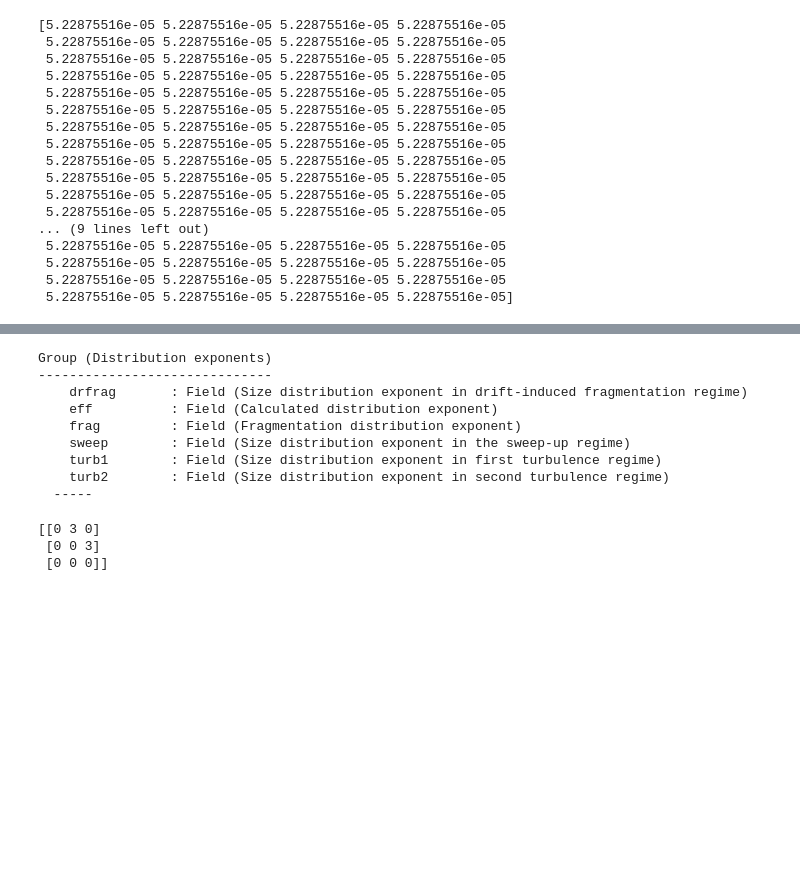
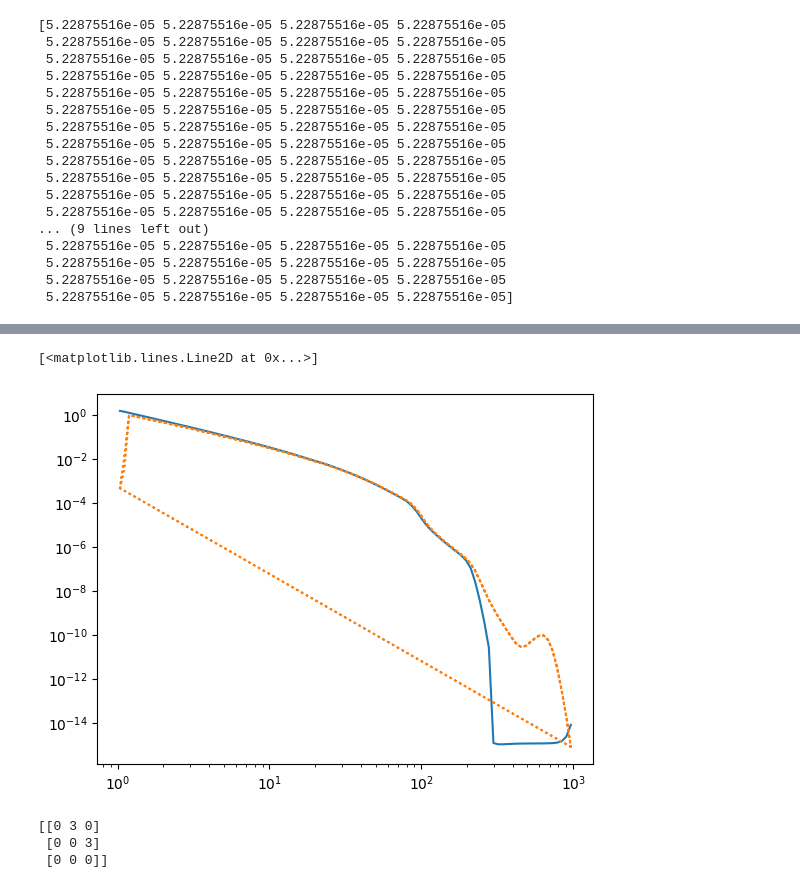
Before and after one commit to NIcolas-Kaufmann/planete_tripodf, a Jupyter notebook: tripodpy_test_sim.ipynb, the cells around one changed output, grey strips where cells are left out. Cells and saved outputs as stored; diff of their text form; code cells hidden in the pictures; blank space fills up the shorter version.

```diff
--- a/tripodpy_test_sim.ipynb
+++ b/tripodpy_test_sim.ipynb
@@ -144,15 +142,11 @@ plt.xscale("log")
 # %%
-sim.dust.q
+plt.figure()
+plt.loglog(sim.grid.r/c.au,sim.dust.s.max*sim.dust.Sigma[:,1])
+#plt.loglog(df[1]/c.au,df[4],"--")
+plt.loglog(df2[1]/c.au,df2[4]*df2[3],":")
 # %% [output]
-Group (Distribution exponents)
-------------------------------
-    drfrag       : Field (Size distribution exponent in drift-induced fragmentation regime)
-    eff          : Field (Calculated distribution exponent)
-    frag         : Field (Fragmentation distribution exponent)
-    sweep        : Field (Size distribution exponent in the sweep-up regime)
-    turb1        : Field (Size distribution exponent in first turbulence regime)
-    turb2        : Field (Size distribution exponent in second turbulence regime)
-  -----
+[<matplotlib.lines.Line2D at 0x...>]
+[figure, added]
 # %%
 import numpy as np
 import scipy.sparse as sp
```
Also changed, not shown: parts of 10 cells of this notebook, 2 other files.
